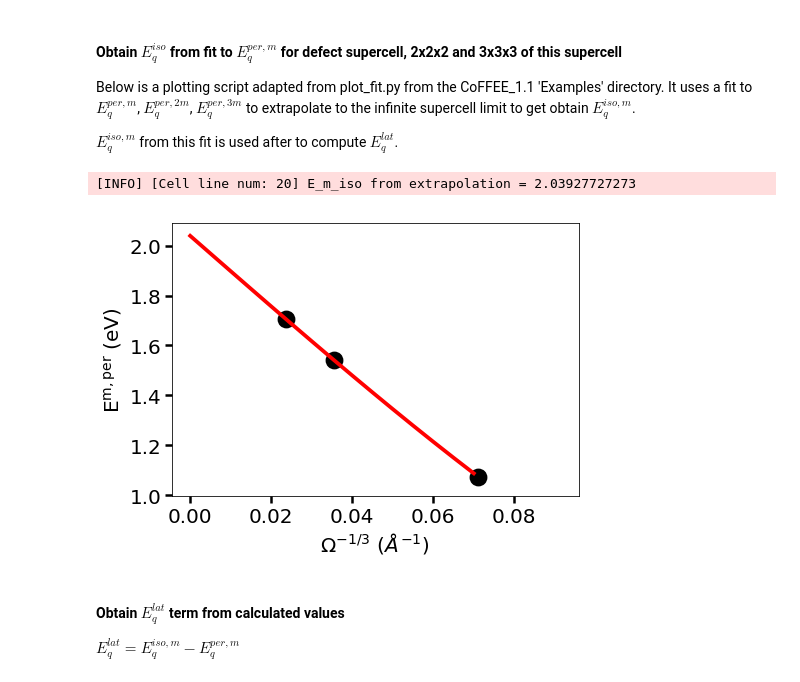
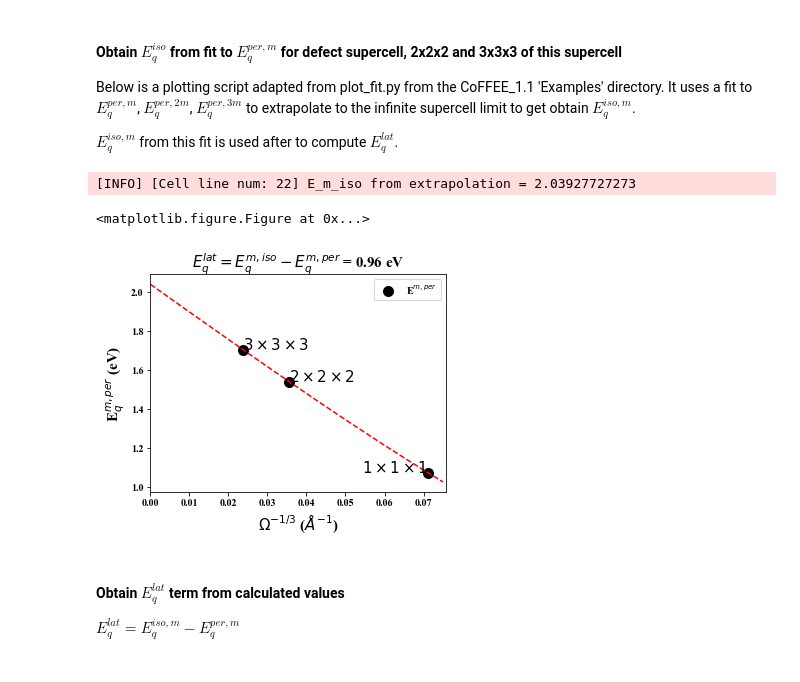
Before and after one commit to skw32/DefectCorrectionsNotebook, a Jupyter notebook: DefectCorrectionsNotebook.ipynb, the cells around one changed output. Saved outputs shown, nothing was run; the diff lists cells and outputs as text; code cells hidden in the pictures.

```diff
--- a/DefectCorrectionsNotebook.ipynb
+++ b/DefectCorrectionsNotebook.ipynb
@@ -144,7 +144,7 @@ planar_av_pa = receive_parameter(planar_av_pa = True)
 # Plane wave cutoff for Poisson solver will be computed based on sigma value of Gaussian charge model
 # If this is found to not converge after running the script, option below to manually set the cutoff (e.g. 40.0)
 # Leave as None to let the script use the value computed based on the sigma value of the Gaussian charge model
-manual_cutoff = receive_parameter(manual_cutoff = None)
+manual_cutoff = receive_parameter(manual_cutoff = 20.0)
 
 
 ### END OF USER INPUTS ###
@@ -594,39 +655,57 @@ $E_q^{iso,m}$ from this fit is used after to compute $E_q^{lat}$.
 # %%
 if FNV == True:
 
-    figsize(7, 5)
 
     # alat is used as scaling parameter for lattice vectors of supercell: (supercell_vol)**(1/3) in Angstrom
     alat = np.prod(supercell_dims)**(1/3.)
     # The Model energies go in here:   # Replace with those calculated in cell above
     E_m = np.array([E_q_per_m[0], E_q_per_m[1], E_q_per_m[2]])
     # 1/\Omega^{1/3} for volumes of 1x1x1, 2x2x2, 3x3x3 supercells of original defect supercell
     one_by_V = np.array([1./(1.**3),1/(2.**3),1/(3.**3)])
     one_by_A = (one_by_V)**(1/3.)*(1/alat) # alat used to scale by lattice vectors?
     # Compute the fit: p(\Omega) = f_1 + f_2/(\Omega^(1/3)) + f_3/(\Omega)
     X = ptt.compute_fit([E_m[0], E_m[1], E_m[2]],one_by_A[0],one_by_A[1],one_by_A[2])
     # Use the coefficient obtained above to generate the fitting curve
-    Linv = np.arange(0,max(one_by_A),0.005)
+    x_limit = 0.1*(max(one_by_A)-min(one_by_A))+max(one_by_A)
+
+    Linv = np.arange(0,x_limit,0.005)
     Y = []
+
     for x in Linv:
         Y.append(X[0]*x + X[1]*x**3 + X[2])
     E_m_iso = X[2]
     logger.info("E_m_iso from extrapolation = "+str(X[2]))
     #print("Fitting parameters (f_1,f_2,f_3):", X[2],X[0],X[1])
-    fig,(ax) = plt.subplots()
-    # Model energies as a scatter plot
-    ax.scatter(one_by_A, E_m,lw = 2.,color = 'k',marker='o',s=250,label = "Uncorrected")
-    # Plot the fitted curve
-    ax.plot(Linv,Y,color = 'r', lw = 3.8)
-    ax.set_ylabel(r'$\mathrm{E}^{\mathrm{m,per}}$ (eV)',fontsize = 20)
-    ax.set_xlabel(r'$\Omega^{\mathrm{-1/3}}$ ($\AA^{-1}$)',fontsize = 20)
-    ax.tick_params(labelsize = 20, width = 2.5,length = 7)
-    plt.tight_layout()
-    plt.savefig(os.path.join(defect_outputs_dir,"E_iso.png"))
+
+    value = E_m_iso - E_m[0]
+    value = '%.2f' % value
+    title = r'$E_q^{lat} = E_q^{m,iso} - E_q^{m,per}$'+' = '+str(value) + ' eV'
+
+    plt.clf()
+    matplotlib.rc('font',family='Times New Roman')
+    plt.figure(figsize=(5.3,4.0))
+    plt.xlim((0,x_limit))
+
+
+    plt.title(title,fontsize=15,fontname = "Times New Roman")
+
+    plt.plot(one_by_A, E_m,'ok',ms=10,label = r'E$^{m,per}$')
+    plt.text(one_by_A[0],E_m[0],r'$1\times1\times1$',color='black',ha="right",fontsize=15,fontname = "Times New Roman")
+    plt.text(one_by_A[1],E_m[1],r'$2\times2\times2$',color='black',ha="left",fontsize=15,fontname = "Times New Roman")
+    plt.text(one_by_A[2],E_m[2],r'$3\times3\times3$',color='black',ha="left",fontsize=15,fontname = "Times New Roman")
+
+
+    plt.plot(Linv,Y,'--r')
+    plt.legend()
+    plt.xlabel(r'$\Omega^{-1/3}$ ($\AA^{-1}$)',fontsize=15,fontname = "Times New Roman")
+    plt.ylabel(r'E$^{m,per}_q$ (eV)',fontsize=15,fontname = "Times New Roman")
+
+    plt.savefig(os.path.join(defect_outputs_dir,"E_iso.png"),dpi=600)
     plt.show(block=False)
 # %% [output]
-[INFO] [Cell line num: 20] E_m_iso from extrapolation = 2.03927727273
+[INFO] [Cell line num: 22] E_m_iso from extrapolation = 2.03927727273
+<matplotlib.figure.Figure at 0x...>
-[figure, old version]
+[figure, new version]
 # %% [markdown]
 #### Obtain $E_q^{lat}$ term from calculated values
 
```
Also changed, not shown: parts of 8 cells of this notebook.
